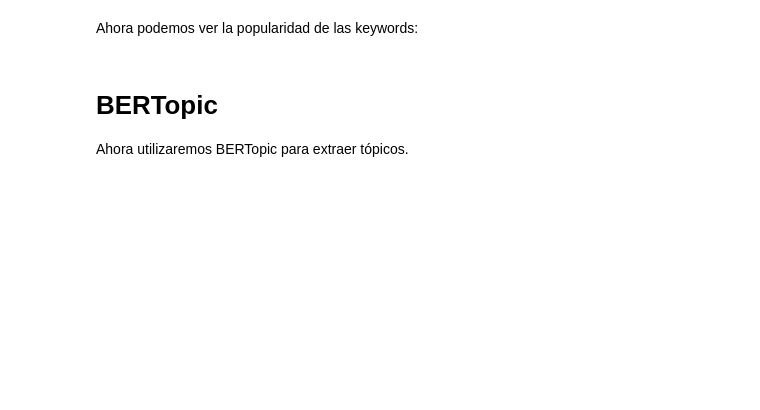
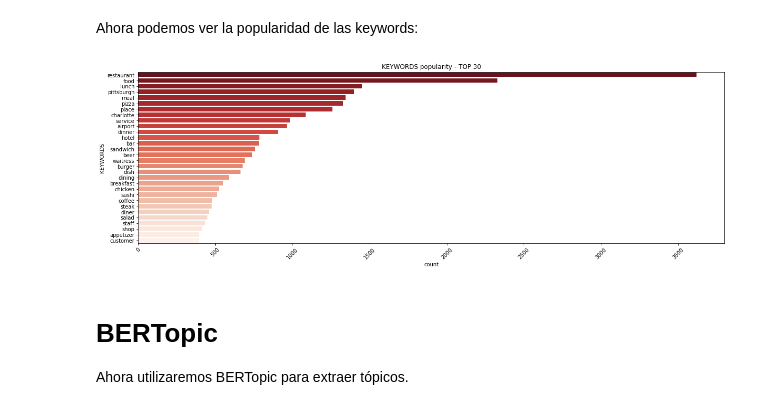
Before and after one commit to ivanjavierparra/Data-Science-Sprint-2, a Jupyter notebook: Segunda_entrega_NLP.ipynb, the cells around one changed output. Saved outputs shown, nothing was run; the diff lists cells and outputs as text; code cells hidden in the pictures; blank space fills up the shorter version.

Commit message:
topics and keywords

```diff
--- a/Segunda_entrega_NLP.ipynb
+++ b/Segunda_entrega_NLP.ipynb
@@ -1192,14 +1223,16 @@ Ahora podemos ver la popularidad de las keywords:
 # %%
 import matplotlib.pyplot as plt
 import seaborn as sns
 
 plt.figure(figsize=(20,6))
-sns.countplot(x=df.explode("KEYWORDS").KEYWORDS,
+sns.countplot(y=df.explode("KEYWORDS").KEYWORDS,
               order=df.explode("KEYWORDS").KEYWORDS.value_counts().index[:30],
               palette='Reds_r')
 plt.title("KEYWORDS popularity - TOP 30")
 plt.xticks(rotation=45)
 plt.show()
+# %% [output]
+[figure, added]
 # %% [markdown]
 # BERTopic
 
```
Also changed, not shown: parts of 73 cells of this notebook.
